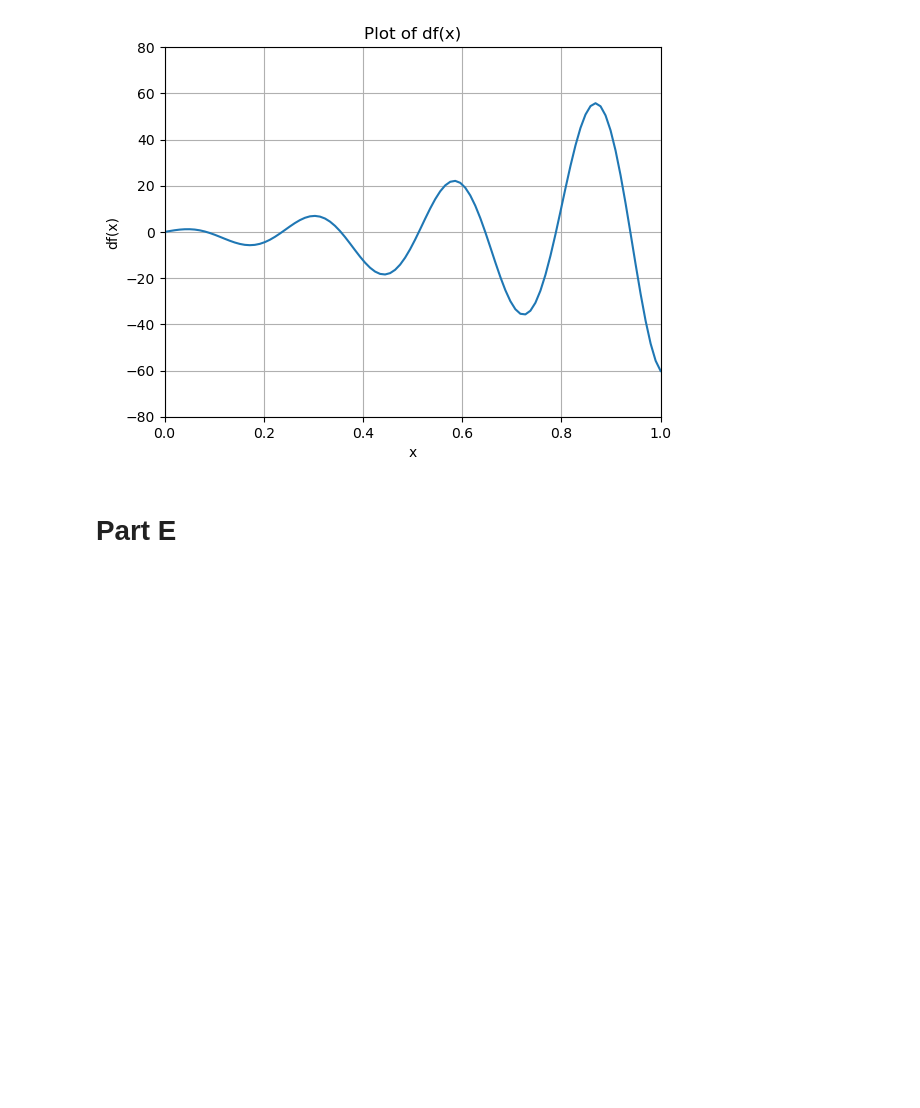
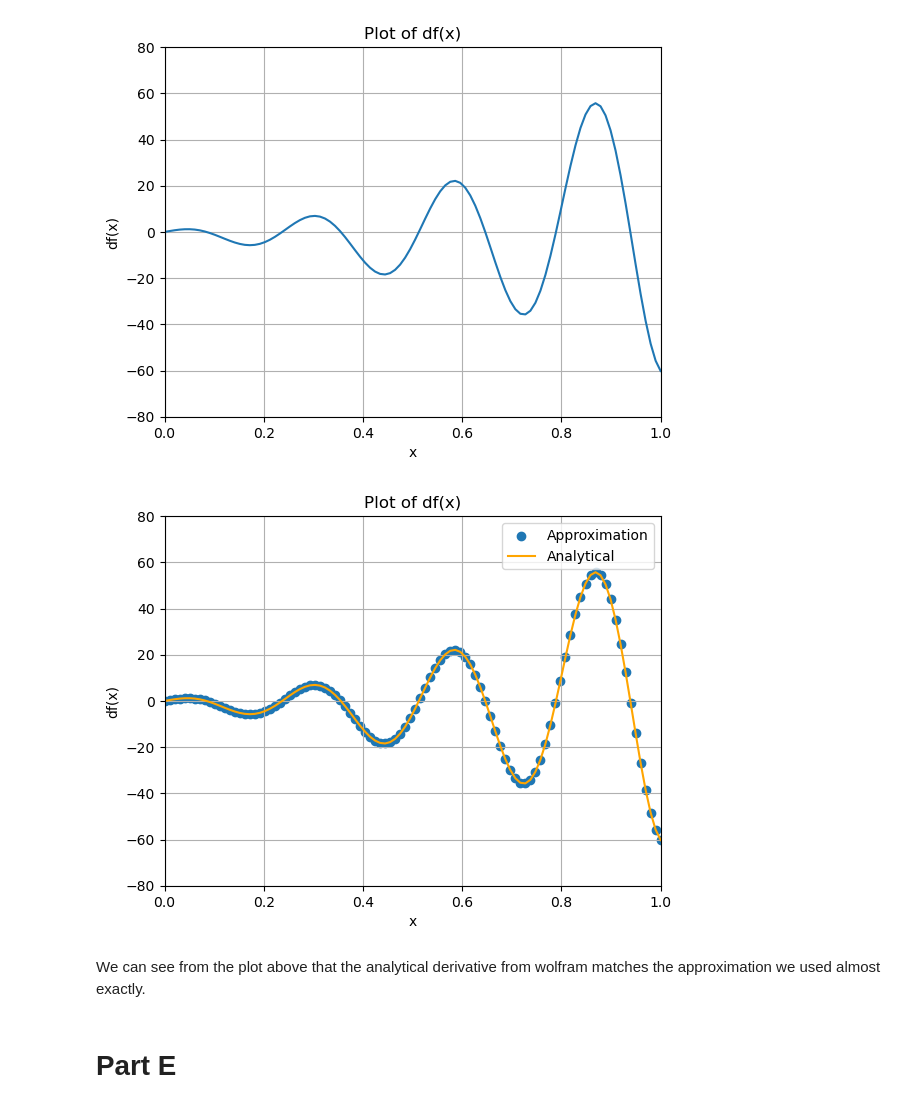
Before and after one commit to sladesladeslade/SchoolStuff, a Jupyter notebook: aeroComputing/Exam 2/exam2.ipynb, the cells around one changed output. Saved outputs shown, nothing was run; the diff lists cells and outputs as text; code cells hidden in the pictures; blank space fills up the shorter version.

```diff
--- a/aeroComputing/Exam 2/exam2.ipynb
+++ b/aeroComputing/Exam 2/exam2.ipynb
@@ -135,6 +135,22 @@ plt.ylim([-80, 80])
 plt.show()
 # %% [output]
 [figure]
+# %%
+# also plot analytical
+plt.scatter(xs, pltdf, label="Approximation")
+plt.plot(xs, df(xs), label="Analytical", color="orange")
+plt.xlabel("x")
+plt.grid()
+plt.ylabel("df(x)")
+plt.title("Plot of df(x)")
+plt.xlim([0, 1])
+plt.ylim([-80, 80])
+plt.legend()
+plt.show()
+# %% [output]
+[figure, added]
+# %% [markdown]
+We can see from the plot above that the analytical derivative from wolfram matches the approximation we used almost exactly.
 # %% [markdown]
 # Part E
 # %%
```
